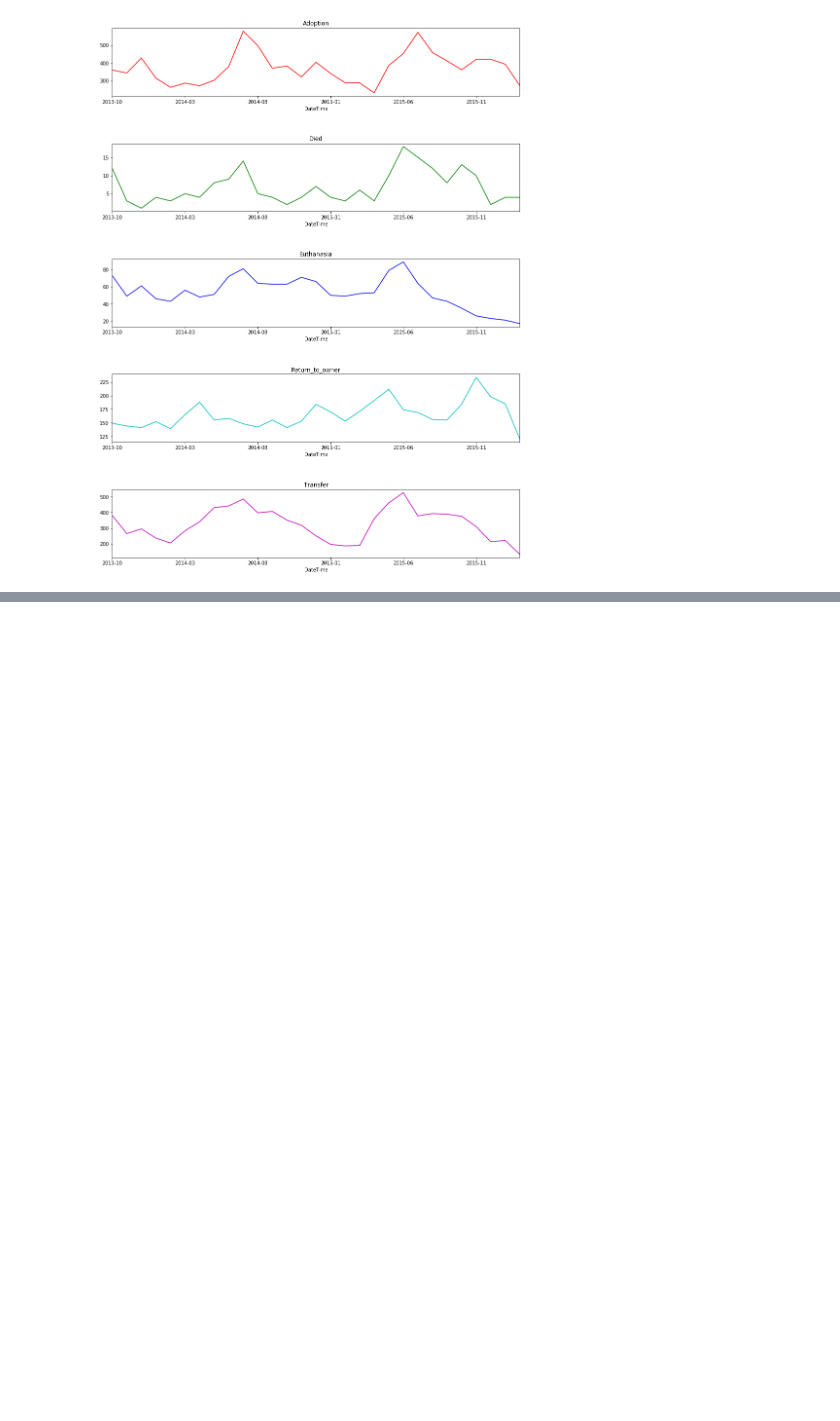
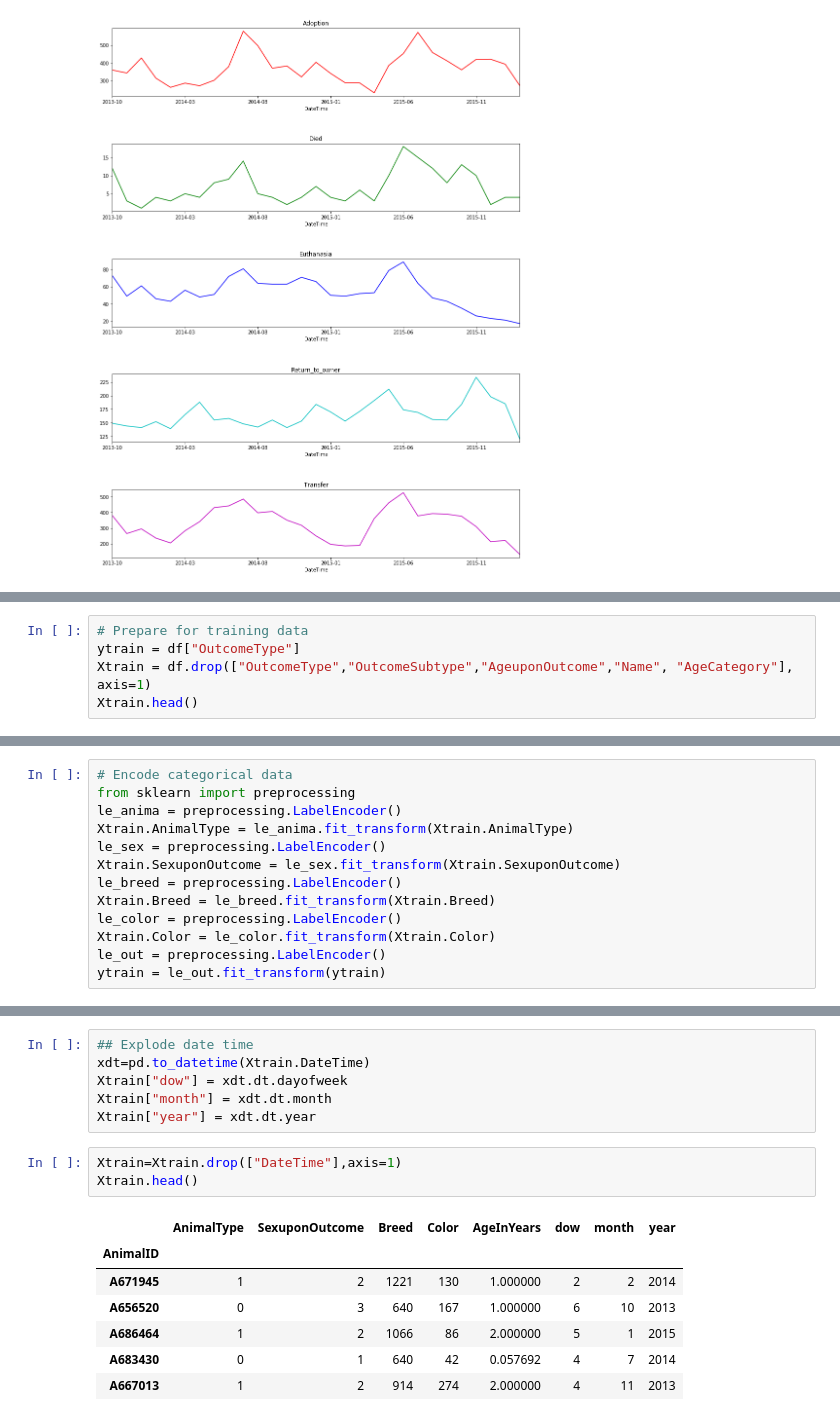
Before and after one commit to Iva-boop/Project, a Jupyter notebook: Project.ipynb, the cells around one changed output, grey strips where cells are left out. Saved outputs shown, nothing was run; the diff lists cells and outputs as text; blank space fills up the shorter version.

```diff
--- a/Project.ipynb
+++ b/Project.ipynb
@@ -116,0 +155,5 @@ for i, (_, g) in enumerate(df_ym_outcomeGroup):
+# %%
+# Prepare for training data
+ytrain = df["OutcomeType"]
+Xtrain = df.drop(["OutcomeType","OutcomeSubtype","AgeuponOutcome","Name", "AgeCategory"], axis=1)
+Xtrain.head()
@@ -116,0 +168,13 @@ for i, (_, g) in enumerate(df_ym_outcomeGroup):
+# %%
+# Encode categorical data
+from sklearn import preprocessing
+le_anima = preprocessing.LabelEncoder()
+Xtrain.AnimalType = le_anima.fit_transform(Xtrain.AnimalType)
+le_sex = preprocessing.LabelEncoder()
+Xtrain.SexuponOutcome = le_sex.fit_transform(Xtrain.SexuponOutcome)
+le_breed = preprocessing.LabelEncoder()
+Xtrain.Breed = le_breed.fit_transform(Xtrain.Breed)
+le_color = preprocessing.LabelEncoder()
+Xtrain.Color = le_color.fit_transform(Xtrain.Color)
+le_out = preprocessing.LabelEncoder()
+ytrain = le_out.fit_transform(ytrain)
@@ -116,0 +192,17 @@ for i, (_, g) in enumerate(df_ym_outcomeGroup):
+# %%
+## Explode date time
+xdt=pd.to_datetime(Xtrain.DateTime)
+Xtrain["dow"] = xdt.dt.dayofweek
+Xtrain["month"] = xdt.dt.month
+Xtrain["year"] = xdt.dt.year
+# %%
+Xtrain=Xtrain.drop(["DateTime"],axis=1)
+Xtrain.head()
+# %% [output]
+|  | AnimalType | SexuponOutcome | Breed | Color | AgeInYears | dow | month | year |
+| AnimalID |  |  |  |  |  |  |  |  |
+| A671945 | 1 | 2 | 1221 | 130 | 1.000000 | 2 | 2 | 2014 |
+| A656520 | 0 | 3 | 640 | 167 | 1.000000 | 6 | 10 | 2013 |
+| A686464 | 1 | 2 | 1066 | 86 | 2.000000 | 5 | 1 | 2015 |
+| A683430 | 0 | 1 | 640 | 42 | 0.057692 | 4 | 7 | 2014 |
+| A667013 | 1 | 2 | 914 | 274 | 2.000000 | 4 | 11 | 2013 |
```
Also changed, not shown: parts of 24 cells of this notebook.
